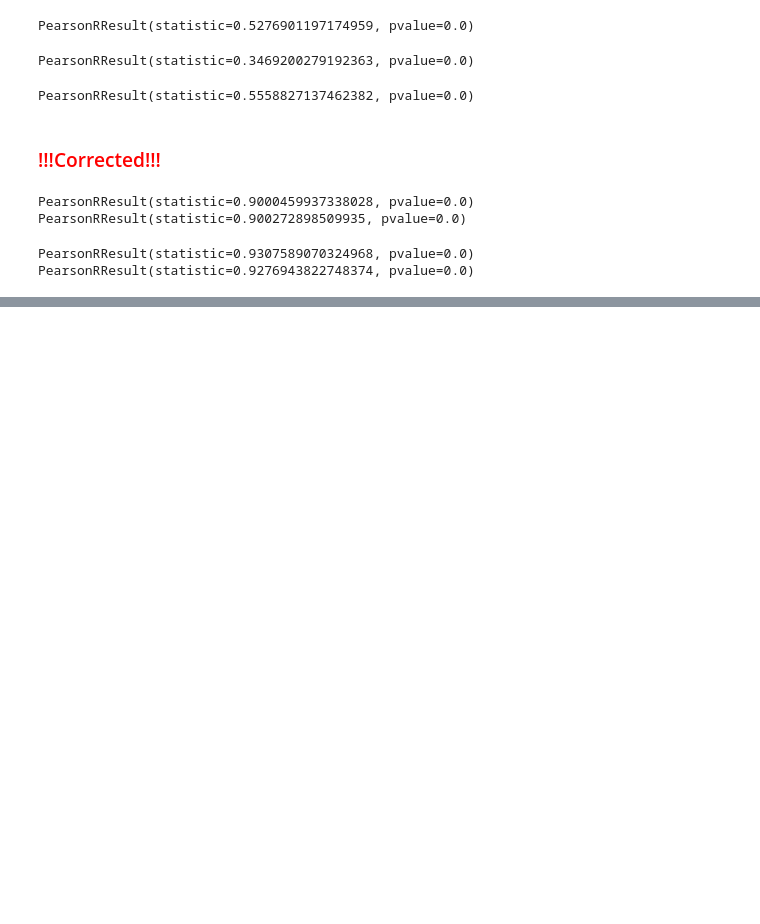
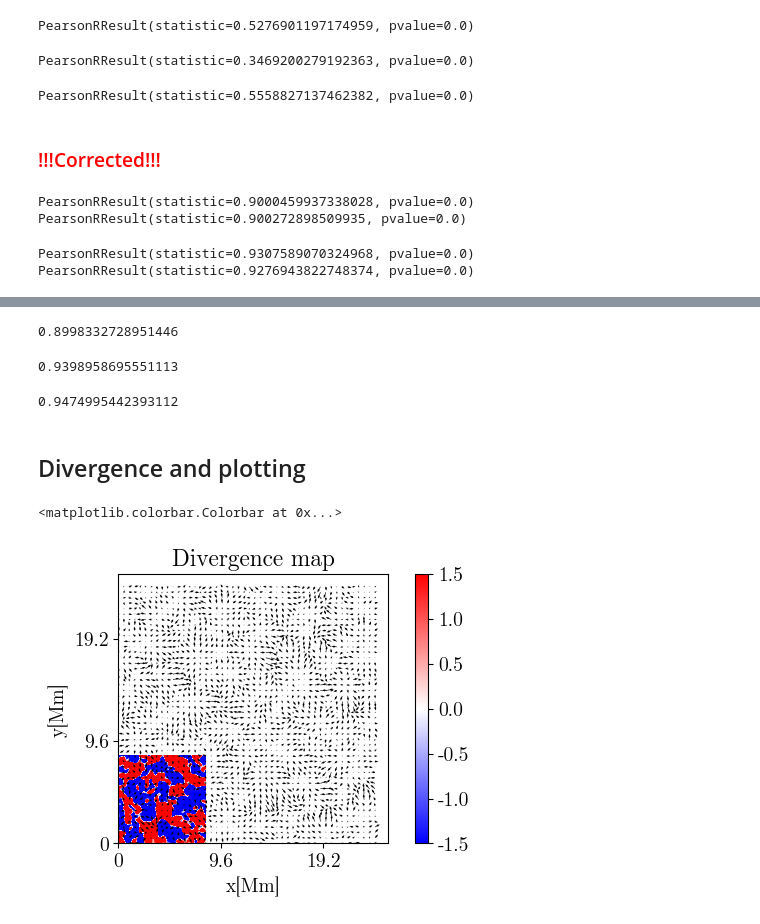
Before and after one commit to TheodoreKostic/Tracking_features, a Jupyter notebook: FirstPaper/TimeAvg.ipynb, the cells around one changed output, grey strips where cells are left out. Cells and saved outputs as stored; diff of their text form; code cells hidden in the pictures; blank space fills up the shorter version.

```diff
--- a/FirstPaper/TimeAvg.ipynb
+++ b/FirstPaper/TimeAvg.ipynb
@@ -909,0 +1140,76 @@ PearsonRResult(statistic=0.9276943822748374, pvalue=0.0)
+# %%
+csI300 = CS_calc(Vx_filtered11.flatten(), Vx_300I_mean.flatten())
+print(csI300)
+# %% [output]
+0.8998332728951446
+# %%
+csB600 = CS_calc(Vx_filtered22.flatten(), Vx_600B_cor.flatten())
+print(csB600)
+# %% [output]
+0.9398958695551113
+# %%
+csB300 = CS_calc(Vx_filtered11.flatten(), Vx_300B_cor.flatten())
+print(csB300)
+# %% [output]
+0.9474995442393112
+# %% [markdown]
+<h2>Divergence and plotting</h2>
+# %%
+def divergence(f,h):
+    """
+    div(F) = dFx/dx + dFy/dy + ...
+    g = np.gradient(Fx,dx, axis=1)+ np.gradient(Fy,dy, axis=0) #2D
+    g = np.gradient(Fx,dx, axis=2)+ np.gradient(Fy,dy, axis=1) +np.gradient(Fz,dz,axis=0) #3D
+    """
+    num_dims = len(f)
+    return np.ufunc.reduce(np.add, [np.gradient(f[i], h[i], axis=i) for i in range(num_dims)])
+# %%
+NY = len(Vy_600I_mean)
+ymin = np.min(Vy_600I_mean)
+ymax = np.max(Vy_600I_mean)
+dy = (ymax -ymin )/(NY-1.)
+
+NX = NY
+xmin = np.min(Vx_600I_mean)
+xmax = np.max(Vx_600I_mean)
+dx = (xmax -xmin)/(NX-1.)
+
+rows = 1
+cols = 2
+
+plt.figure(figsize=(cols*3.5,rows*3.5))
+xmin = 0
+xmax = 1536
+ymin = 0
+ymax=  1536
+
+Fx  = Vx_600I_mean
+Fy  = Vy_600I_mean
+
+F = [Fx, Fy]
+h = [dx, dy]
+g = divergence(F,h)
+plt.title("Divergence map")
+plt.xlabel("x[Mm]")
+plt.ylabel("y[Mm]")
+
+Bgtx_disp = Vx_600I_mean[ymin:ymax,xmin:xmax]
+Bgty_disp = Vy_600I_mean[ymin:ymax,xmin:xmax]
+Bgtz_disp = g[ymin:ymax,xmin:xmax]
+
+ysize,xsize = np.shape(Bgtx_disp)
+
+stride = 32
+
+
+xmaxind = int(round(xsize/stride))
+ymaxind = int(round(ysize/stride))
+xstr, ystr = np.meshgrid(stride*np.arange(0,xmaxind),stride*np.arange(0,ymaxind))
+im = plt.imshow(Bgtz_disp[::str, 0:512], origin = 'lower', cmap = "bwr", vmin = -1.5, vmax = 1.5)
+plt.xticks([0,600,1200], [0, 9.6, 19.2])
+plt.yticks([0,600,1200], [0, 9.6, 19.2])
+plt.quiver(xstr,ystr,Bgtx_disp[::stride,::stride],Bgty_disp[::stride,::stride], headwidth = 3, headaxislength = 6, headlength = 4)
+plt.colorbar(im)
+# %% [output]
+<matplotlib.colorbar.Colorbar at 0x...>
+[figure, added]
```
Also changed, not shown: parts of 24 cells of this notebook.
